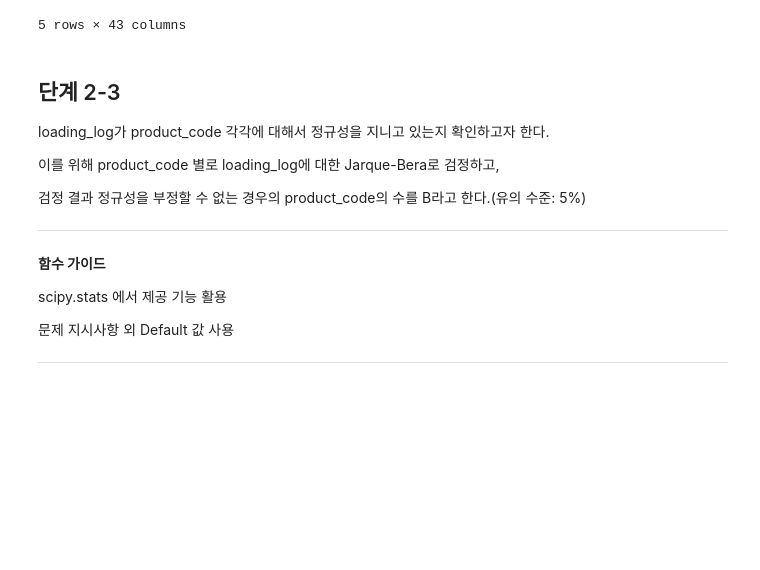
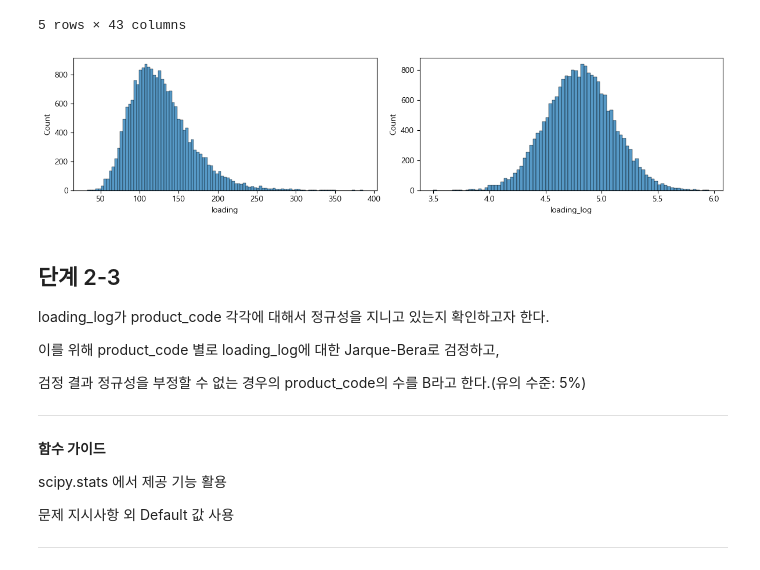
Before and after one commit to sunkusun9/DS_lv3_2509_1, a Jupyter notebook: sec_ds_lv3_prob1_prob.ipynb, the cells around one changed output. Cells and saved outputs as stored; diff of their text form; code cells hidden in the pictures; blank space fills up the shorter version.

```diff
--- a/sec_ds_lv3_prob1_prob.ipynb
+++ b/sec_ds_lv3_prob1_prob.ipynb
@@ -264,0 +266,11 @@ df_basetable[X_mean].isna().sum().rename('na_cnt').to_frame().T
+# %%
+# 방법2: groupby ~ apply
+X_mean = ['measurement_{}'.format(i) for i in range(10, 17)]
+
+# apply를 사용시 product_code가 첫 번째 수준에 붙게 되어(상황에 따라 붙기도하도 안 붙기도 합니다.)
+# 그래서 첫번째 수준에 붙은 product_code 인덱스를 reset_index를 통해 제거하여
+# 동일한 형태의 인덱스로 붙여서 처리합니다.
+df_basetable[X_mean] = df_basetable.groupby('product_code')[X_mean].apply(
+    lambda x: x.fillna(x.mean())
+).reset_index(level = 0, drop = True)
+df_basetable[X_mean].isna().sum().rename('na_cnt').to_frame().T
@@ -486,6 +544,14 @@ df_prob2.head()
 | 3 | A | 101.07 | material_7 | material_8 | 9 | 5 | 13 | ... |
 | 4 | A | 188.06 | material_7 | material_8 | 9 | 5 | 9 | ... |
 5 rows × 43 columns
+# %%
+fig, axes = plt.subplots(1, 2, figsize = (12, 3))
+sns.histplot(df_prob2, x = 'loading', ax = axes[0])
+sns.histplot(df_prob2, x = 'loading_log', ax = axes[1])
+plt.tight_layout()
+plt.show()
+# %% [output]
+[figure, added]
 # %% [markdown]
 ## 단계 2-3
 
```
Also changed, not shown: parts of 97 cells of this notebook.
